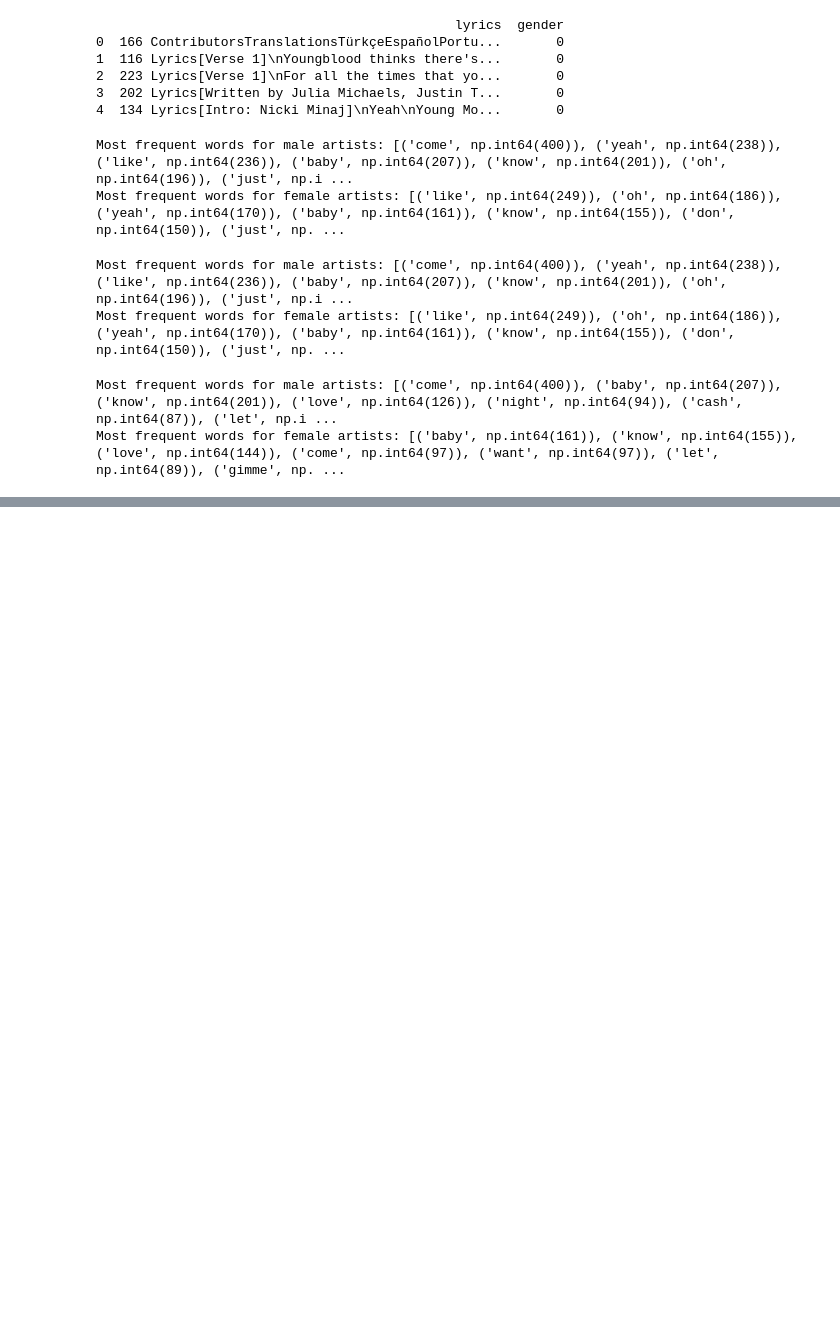
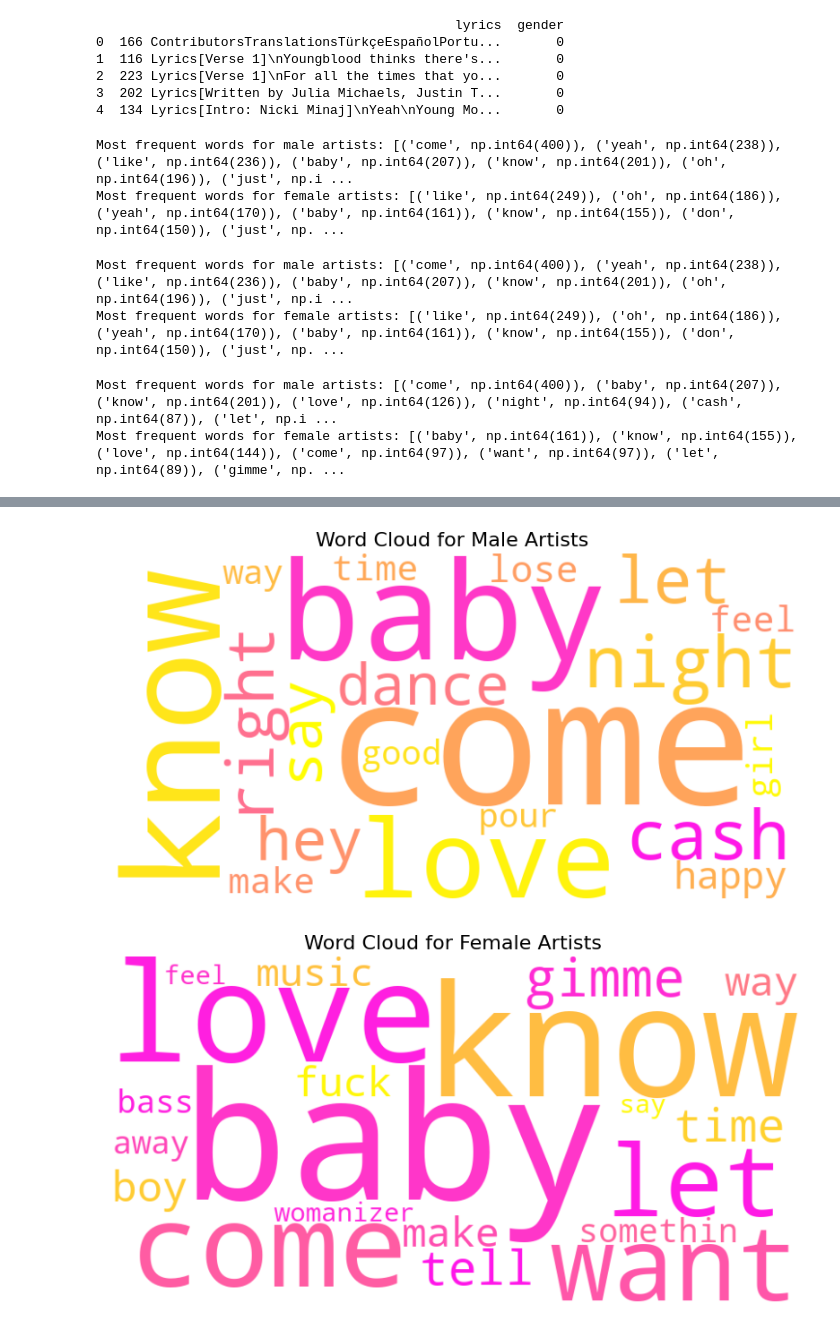
Before and after one commit to deyavuz/ds105a-spotify-research, a Jupyter notebook: code/NB03-Data-Visualisation.ipynb, the cells around one changed output, grey strips where cells are left out. Saved outputs shown, nothing was run; the diff lists cells and outputs as text; code cells hidden in the pictures; blank space fills up the shorter version.

Commit message:
Add visual images of wordclouds

```diff
--- a/code/NB03-Data-Visualisation.ipynb
+++ b/code/NB03-Data-Visualisation.ipynb
@@ -138,18 +111,0 @@ plot_word_frequencies(male_word_freq, female_word_freq, top_n=10)
-# %%
-def plot_word_cloud(word_freq, title="Word Cloud"):
-    # Create a dictionary with words and their corresponding frequencies
-    word_dict = dict(word_freq)
-
-    # Generate the word cloud
-    wordcloud = WordCloud(width=800, height=400, background_color='white', colormap='spring_r').generate_from_frequencies(word_dict)
-
-    # Plot the word cloud
-    plt.figure(figsize=(10, 6))
-    plt.imshow(wordcloud, interpolation='bilinear')
-    plt.axis('off')  # Turn off the axis
-    plt.title(title, fontsize=16)
-    plt.show()
-
-# Plot the word cloud for male and female artists
-plot_word_cloud(male_word_freq, title="Word Cloud for Male Artists")
-plot_word_cloud(female_word_freq, title="Word Cloud for Female Artists")
@@ -158,0 +117,7 @@ plot_word_cloud(female_word_freq, title="Word Cloud for Female Artists")
+# %%
+# Plot the word cloud for male and female artists
+plot_word_cloud(male_word_freq, title="Word Cloud for Male Artists", save_path="../images/male_wordcloud1.png")
+plot_word_cloud(female_word_freq, title="Word Cloud for Female Artists", save_path="../images/female_wordcloud1.png")
+# %% [output]
+[figure, added]
+[figure, added]
```
Also changed, not shown: parts of 10 cells of this notebook.
